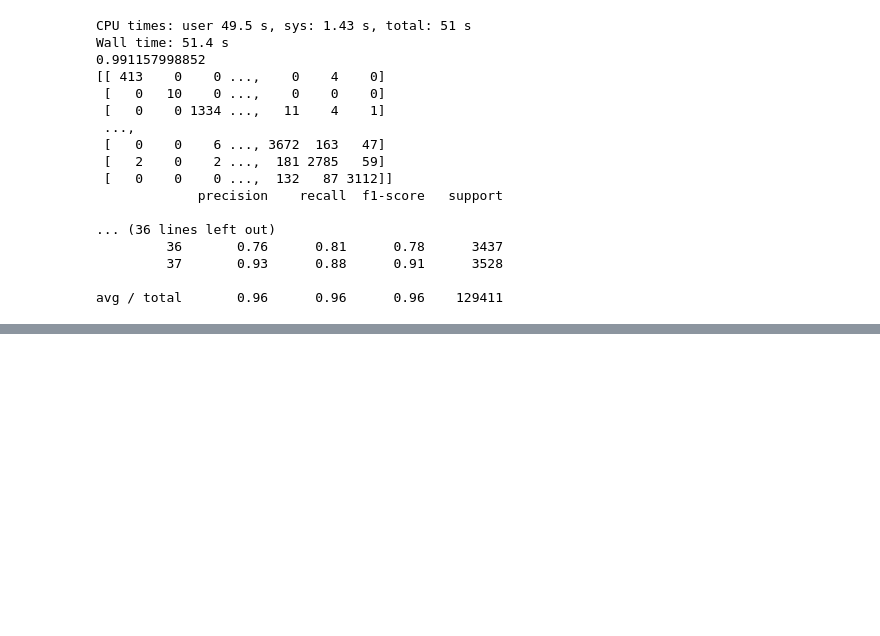
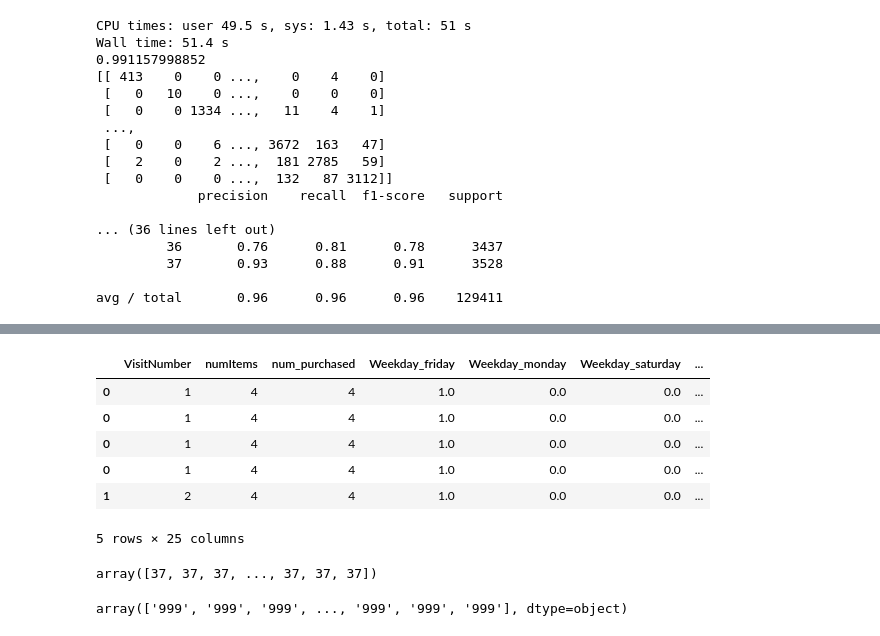
Before and after one commit to timgivois/walmartrecruiting, a Jupyter notebook: src/pipelineModelos-Copy1.ipynb, the cells around one changed output, grey strips where cells are left out. Saved outputs shown, nothing was run; the diff lists cells and outputs as text; code cells hidden in the pictures; blank space fills up the shorter version.

```diff
--- a/src/pipelineModelos-Copy1.ipynb
+++ b/src/pipelineModelos-Copy1.ipynb
@@ -305,0 +328,24 @@ avg / total       0.96      0.96      0.96    129411
+# %%
+aux = data3
+temp = data3[['VisitNumber']]
+aux = aux.groupby(["VisitNumber"]).mean().reset_index()
+aux = aux.dropna(axis=0, how='any')
+df_test_final = aux.join(temp.set_index('VisitNumber'), on='VisitNumber')
+df_test_final.head()
+# %% [output]
+|  | VisitNumber | numItems | num_purchased | Weekday_friday | Weekday_monday | Weekday_saturday | ... |
+| 0 | 1 | 4 | 4 | 1.0 | 0.0 | 0.0 | ... |
+| 0 | 1 | 4 | 4 | 1.0 | 0.0 | 0.0 | ... |
+| 0 | 1 | 4 | 4 | 1.0 | 0.0 | 0.0 | ... |
+| 0 | 1 | 4 | 4 | 1.0 | 0.0 | 0.0 | ... |
+| 1 | 2 | 4 | 4 | 1.0 | 0.0 | 0.0 | ... |
+5 rows × 25 columns
+# %%
+y_test_final = model.predict(data3)
+y_test_final
+# %% [output]
+array([37, 37, 37, ..., 37, 37, 37])
+# %%
+y_final = label_encoder.inverse_transform(y_test_final)
+# %% [output]
+array(['999', '999', '999', ..., '999', '999', '999'], dtype=object)
```
Also changed, not shown: parts of 9 cells of this notebook, 5 other files.
